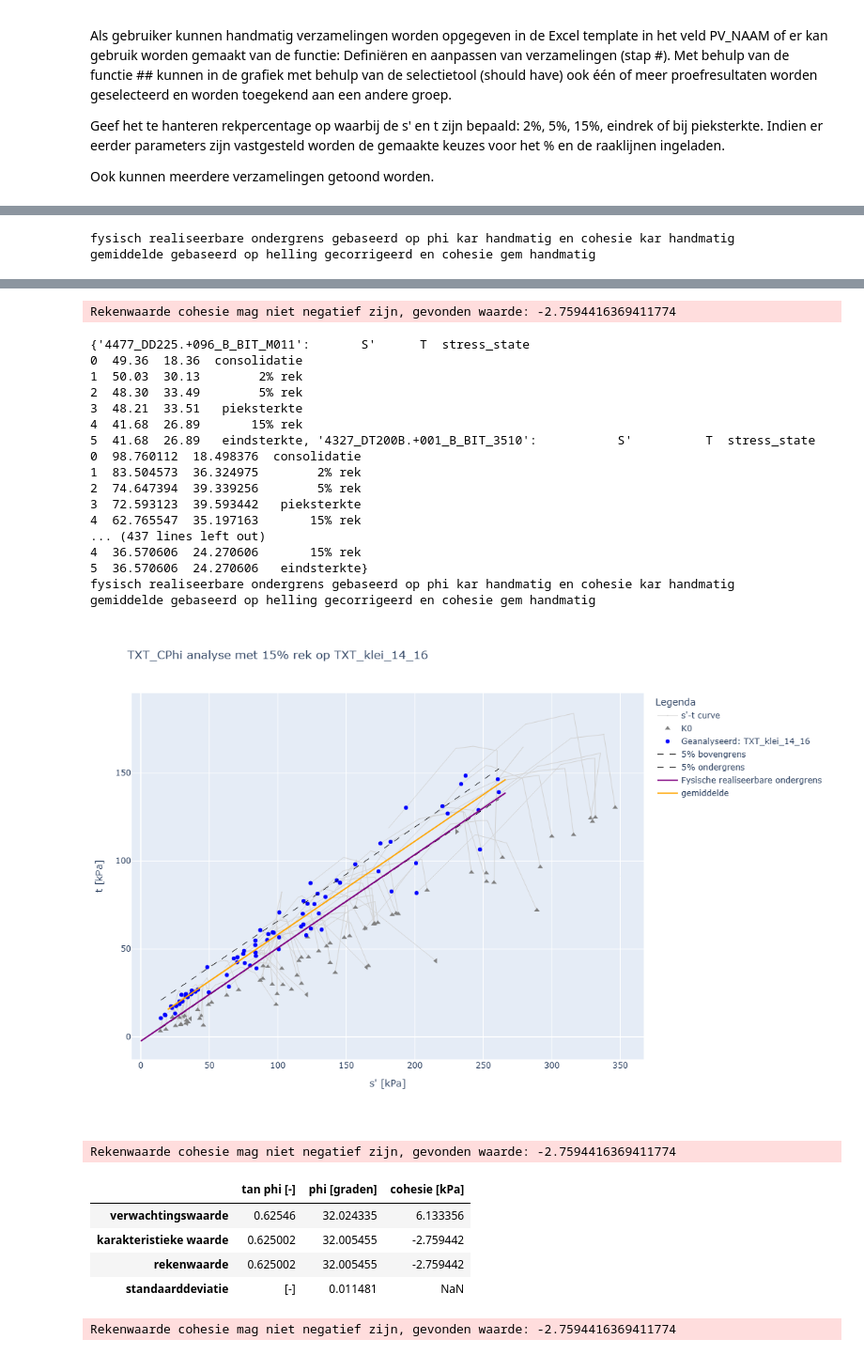
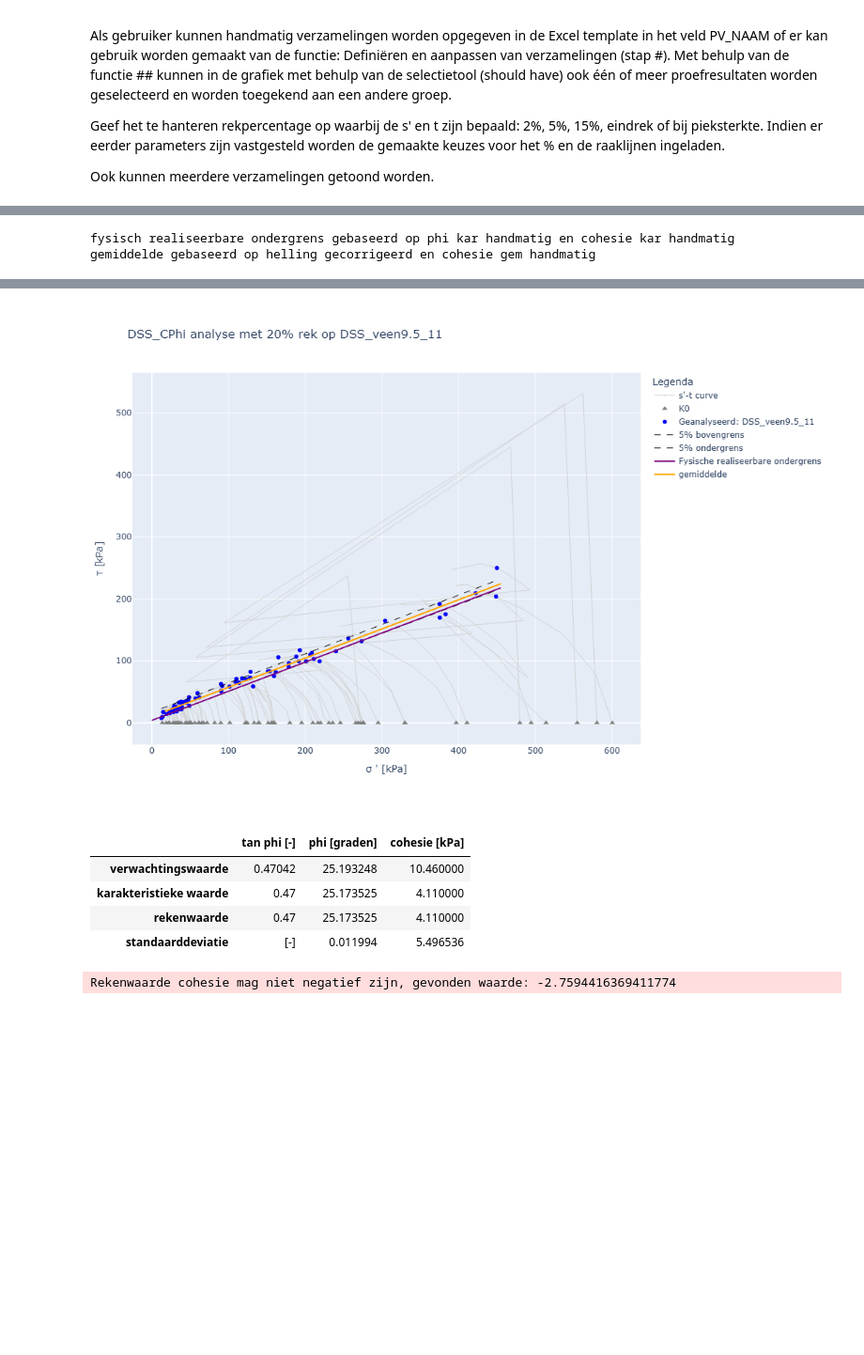
Before and after one commit to kkpdata/PV-tool, a Jupyter notebook: PV_tool0.4.ipynb, the cells around one changed output, grey strips where cells are left out. Shown at 94% size. Drawn from its saved outputs; the diff is of its cells as text; code cells hidden in the pictures; blank space fills up the shorter version.

```diff
--- a/PV_tool0.4.ipynb
+++ b/PV_tool0.4.ipynb
@@ -292,14 +442,24 @@ from pv_tool.cphi_analysis.c_phi_analysis import CPhiAnalyse
 from pv_tool.cphi_analysis.variables import *
 from widgetfuncties3 import toon_cphi_tabel
 
+#FIXEN widgetfuncties3 inlezen juiste rekpercentage
+
 dbase_df = dbase.dbase_df
+
+# Ophalen geselecteerde waarden
+verzameling = dropdown_verzameling.value
+
+if dropdown_type_proef.value.startswith('TXT'):
+    rekpercentage = dropdown_rekpercentage_txt.value
+else:
+    rekpercentage = dropdown_rekpercentage_dss.value
 
 # C-phi analyse uitvoeren
 analyse = CPhiAnalyse(
     dbase=dbase,
-    investigation_groups=[dropdown_verzameling_txt.value],
-    effective_stress=dropdown_rekpercentage.value,
-    analysis_type='TXT_CPhi'
+    investigation_groups=[dropdown_verzameling.value],
+    effective_stress=rekpercentage,
+    analysis_type=dropdown_type_proef.value
 )
 analyse._run()
 
@@ -334,7 +494,7 @@ toon_cphi_tabel(
     PV_PARTPHI,
     PV_PARTCOH,
     PV_TYPEVERZAMELING,
-    dropdown_verzameling_txt,
-    dropdown_rekpercentage
+    dropdown_verzameling,
+    dropdown_rekpercentage_txt
 )
 # %% [output]
@@ -345,8 +504,13 @@ GridspecLayout(children=(Label(value='Beschrijving', layout=Layout(grid_area='wi
 # %%
 #voer C-phi analyse uit met invoer en toon grafieken
 
-analyse = CPhiAnalyse(dbase=dbase, investigation_groups=[dropdown_verzameling_txt.value], effective_stress= dropdown_rekpercentage.value,
-                      analysis_type='TXT_CPhi')
+if dropdown_type_proef.value.startswith('TXT'):
+    rekpercentage = dropdown_rekpercentage_txt.value
+else:
+    rekpercentage = dropdown_rekpercentage_dss.value
+
+analyse = CPhiAnalyse(dbase=dbase, investigation_groups=[dropdown_verzameling.value], effective_stress= rekpercentage,
+                      analysis_type=dropdown_type_proef.value)
 
 analyse.apply_parameters(cohesie_gem = PV_A1_COH_GEM_handmatig[0])
 analyse.apply_parameters(phi_kar = PV_A2_PHI_KAR_handmatig[0])
@@ -378,28 +549,9 @@ Rekenwaarde cohesie mag niet negatief zijn, gevonden waarde: -2.7594416369411774
-Rekenwaarde cohesie mag niet negatief zijn, gevonden waarde: -2.7594416369411774
-{'4477_DD225.+096_B_BIT_M011':       S'      T  stress_state
-0  49.36  18.36  consolidatie
-1  50.03  30.13        2% rek
-2  48.30  33.49        5% rek
-3  48.21  33.51   pieksterkte
-4  41.68  26.89       15% rek
-5  41.68  26.89   eindsterkte, '4327_DT200B.+001_B_BIT_3510':           S'          T  stress_state
-0  98.760112  18.498376  consolidatie
-1  83.504573  36.324975        2% rek
-2  74.647394  39.339256        5% rek
-3  72.593123  39.593442   pieksterkte
-4  62.765547  35.197163       15% rek
-... (437 lines left out)
-4  36.570606  24.270606       15% rek
-5  36.570606  24.270606   eindsterkte}
-fysisch realiseerbare ondergrens gebaseerd op phi kar handmatig en cohesie kar handmatig
-gemiddelde gebaseerd op helling gecorrigeerd en cohesie gem handmatig
-[figure, old version]
+[figure, new version]
-Rekenwaarde cohesie mag niet negatief zijn, gevonden waarde: -2.7594416369411774
 |  | tan phi [-] | phi [graden] | cohesie [kPa] |
-| verwachtingswaarde | 0.62546 | 32.024335 | 6.133356 |
-| karakteristieke waarde | 0.625002 | 32.005455 | -2.759442 |
-| rekenwaarde | 0.625002 | 32.005455 | -2.759442 |
-| standaarddeviatie | [-] | 0.011481 | NaN |
+| verwachtingswaarde | 0.47042 | 25.193248 | 10.460000 |
+| karakteristieke waarde | 0.47 | 25.173525 | 4.110000 |
+| rekenwaarde | 0.47 | 25.173525 | 4.110000 |
+| standaarddeviatie | [-] | 0.011994 | 5.496536 |
 # %%
 # Resultaten opslaan naar: ##_PVtool5_0.xlsx, pdf en exporteer tussenstappen naar excel
 
```
Also changed, not shown: parts of 9 cells of this notebook, 15 other files.
